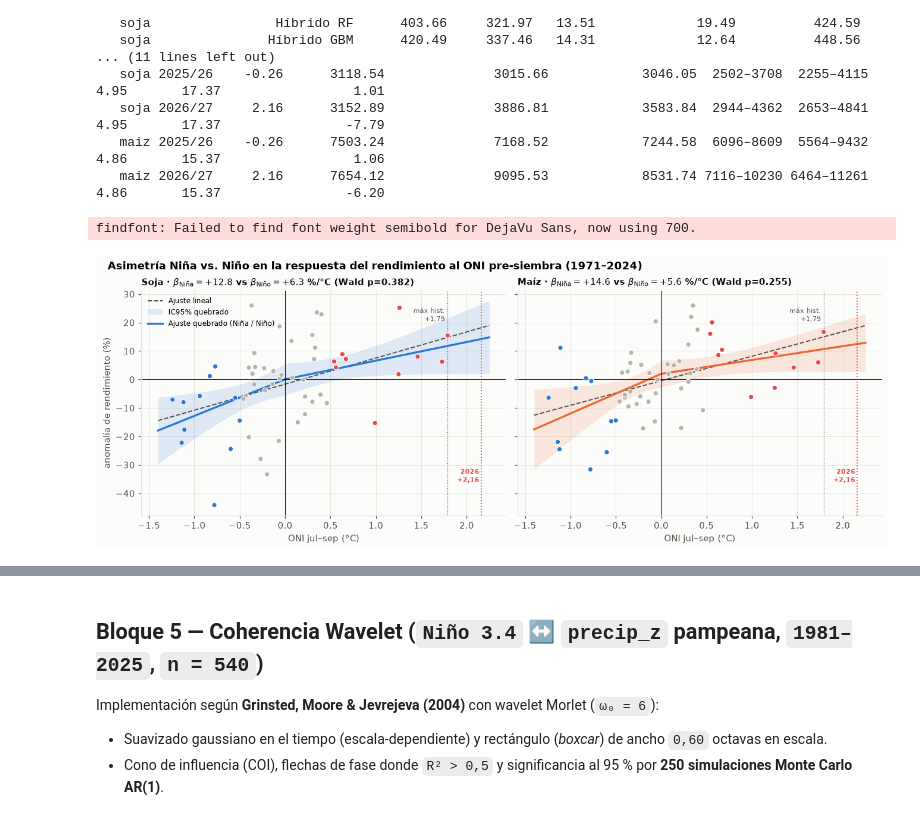
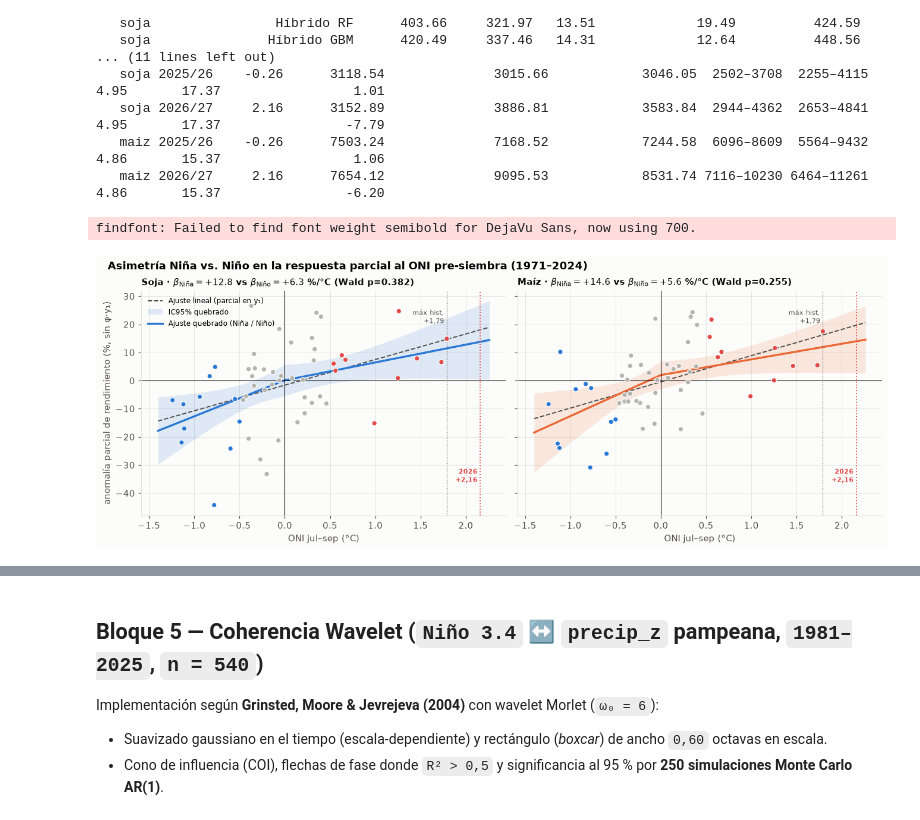
Before and after one commit to missvico/enso-agro, a Jupyter notebook: notebooks/05_extensiones_analiticas.ipynb, the cells around one changed output, grey strips where cells are left out. Cells and saved outputs as stored; diff of their text form; code cells hidden in the pictures.

```diff
--- a/notebooks/05_extensiones_analiticas.ipynb
+++ b/notebooks/05_extensiones_analiticas.ipynb
@@ -196,0 +118,7 @@ Bloque 1+2 rolling listo en 202.3 s
+# %%
+t0 = time.time()
+ext_rolling, m2_reajuste_stats = rolling_extensiones_h1(
+    Y, X, pron_04, CULTIVOS, TEST, include_prophet=True, conv_log=CONV_LOG
+)
+print(f"Bloque 1+2 rolling listo en {time.time() - t0:.1f} s", flush=True)
+print("Desvío máx. de reajuste local M2 ARIMA vs pron_04 (referencia fija):", m2_reajuste_stats)
@@ -221,8 +152,9 @@ for c in CULTIVOS:
     rmse_sin = float(np.sqrt(np.mean((obs - pe["M5_sin_oni Prophet"]) ** 2)))
     rmse_con = float(np.sqrt(np.mean((obs - p04["M5 Prophet + ONI"]) ** 2)))
     dm_log = dm_test(np.log(obs) - np.log(p04["M5 Prophet + ONI"]),
-                     np.log(obs) - np.log(pe["M5_sin_oni Prophet"]), h=1, alternativa="less")
-    dm_kg = dm_test(obs - p04["M5 Prophet + ONI"], obs - pe["M5_sin_oni Prophet"], h=1, alternativa="less")
+                     np.log(obs) - np.log(pe["M5_sin_oni Prophet"]), h=1, alternativa="less", kernel="bartlett")
+    dm_kg = dm_test(obs - p04["M5 Prophet + ONI"], obs - pe["M5_sin_oni Prophet"],
+                    h=1, alternativa="less", kernel="bartlett")
     descomp_prophet.append({
         "cultivo": c, "RMSE_sin_ONI": round(rmse_sin, 2), "RMSE_con_ONI": round(rmse_con, 2),
         "delta_RMSE": round(rmse_con - rmse_sin, 2),
@@ -232,6 +164,7 @@ for c in CULTIVOS:
 print("\nProphet + ONI vs Prophet sin ONI (¿aporta ONI sobre la tendencia por tramos?):")
 print(pd.DataFrame(descomp_prophet).to_string(index=False))
 
+ext_results["bloque1_m2_reajuste_check"] = m2_reajuste_stats
 ext_results["bloque1_baselines"] = tabla_b1_df.round(3).to_dict("records")
 ext_results["bloque1_prophet_descomposicion"] = descomp_prophet
 # %% [output]
@@ -337,10 +275,12 @@ for c in ("soja", "maiz"):
     oni_hist = X.loc[Y.index, "oni_jas"].to_numpy()
     oni_fut = X.loc[[2025, 2026], "oni_jas"].to_numpy()
 
-    r_lin = ARIMA(ly, exog=oni_hist[:, None], order=orden, trend="t").fit()
+    r_lin = ajustar_arima(ly, order=orden, exog=oni_hist[:, None], trend="t",
+                          contexto="B2_sens_2026_lin", cultivo=c, anio=2026)
     ex_asim_h = np.column_stack([np.maximum(oni_hist, 0.0), np.minimum(oni_hist, 0.0)])
     ex_asim_f = np.column_stack([np.maximum(oni_fut, 0.0), np.minimum(oni_fut, 0.0)])
-    r_as = ARIMA(ly, exog=ex_asim_h, order=orden, trend="t").fit()
+    r_as = ajustar_arima(ly, order=orden, exog=ex_asim_h, trend="t",
+                         contexto="B2_sens_2026_asim", cultivo=c, anio=2026)
 
     f2 = r2.get_forecast(2)
     fl = r_lin.get_forecast(2, exog=oni_fut[:, None])
@@ -387,54 +327,68 @@ cultivo                    modelo  RMSE kg/ha  MAE kg/ha  MAPE %  skill vs ARIMA
    maiz 2025/26    -0.26      7503.24              7168.52            7244.58  6096–8609  5564–9432        4.86       15.37                 1.06
    maiz 2026/27     2.16      7654.12              9095.53            8531.74 7116–10230 6464–11261        4.86       15.37                -6.20
 # %%
-# Figura 17: asimetría Niña vs Niño en soja y maíz
+# Figura 17: asimetría Niña vs Niño en soja y maíz (residuos parciales coherentes con el modelo y1 + ONI+/-)
+oni_max_hist = float(X.loc[1970:2024, "oni_jas"].max())
+oni_2026 = float(X.loc[2026, "oni_jas"])
+x_max_fig = max(2.25, oni_2026 + 0.10)
+
 fig, axs = plt.subplots(1, 2, figsize=(12, 4.4), sharey=True)
 xx_neg = np.linspace(-1.4, 0.0, 40)
-xx_pos = np.linspace(0.0, 2.25, 60)
-xx_all = np.linspace(-1.4, 2.25, 100)
+xx_pos = np.linspace(0.0, x_max_fig, 60)
+xx_all = np.linspace(-1.4, x_max_fig, 100)
 
 for ax, c in zip(axs, ("soja", "maiz")):
     d = pd.DataFrame({"y": A[c], "y1": A[c].shift(1), "oni": X.loc[1970:2024, "oni_jas"]}).dropna()
     d["oni_pos"] = np.maximum(d["oni"], 0.0)
     d["oni_neg"] = np.minimum(d["oni"], 0.0)
-    r_lin_h1 = smf.ols("y ~ oni", d).fit()
-    r_as_h1 = smf.ols("y ~ oni_pos + oni_neg", d).fit(cov_type="HC3")
+    r_lin_h1 = smf.ols("y ~ y1 + oni", d).fit()
+    r_as_h1 = smf.ols("y ~ y1 + oni_pos + oni_neg", d).fit(cov_type="HC3")
+
+    # Residuos parciales descontando el componente AR(1) centrado para coincidir con el test Wald del título
+    y1_bar = float(d["y1"].mean())
+    y_parcial = d["y"] - float(r_as_h1.params["y1"]) * (d["y1"] - y1_bar)
 
     cols = [COLOR["nina"] if v <= -0.5 else (COLOR["nino"] if v >= 0.5 else COLOR["neutral"]) for v in d["oni"]]
-    ax.scatter(d["oni"], d["y"], c=cols, s=30, edgecolor=COLOR["fondo"], lw=0.8, zorder=3)
-    ax.plot(xx_all, r_lin_h1.params["Intercept"] + r_lin_h1.params["oni"] * xx_all,
-            color=COLOR["tinta2"], lw=1.3, ls="--", label="Ajuste lineal")
+    ax.scatter(d["oni"], y_parcial, c=cols, s=30, edgecolor=COLOR["fondo"], lw=0.8, zorder=3)
+    ax.plot(xx_all,
+            r_lin_h1.params["Intercept"] + r_lin_h1.params["y1"] * y1_bar + r_lin_h1.params["oni"] * xx_all,
+            color=COLOR["tinta2"], lw=1.3, ls="--", label="Ajuste lineal (parcial en y₁)")
 
-    # Banda IC95% del ajuste quebrado (sobre y ~ oni_pos + oni_neg)
+    # Banda IC95% HC3 del ajuste quebrado evaluado en y1 = mean(y1)
     grid_x = np.r_[xx_neg, xx_pos]
-    X_grid = np.column_stack([np.ones_like(grid_x), np.maximum(grid_x, 0.0), np.minimum(grid_x, 0.0)])
-    cov = r_as_h1.cov_params().to_numpy()
-    yhat = X_grid @ r_as_h1.params.to_numpy()
+    cols_ord = ["Intercept", "y1", "oni_pos", "oni_neg"]
+    X_grid = np.column_stack([np.ones_like(grid_x), np.full_like(grid_x, y1_bar),
+                              np.maximum(grid_x, 0.0), np.minimum(grid_x, 0.0)])
+    params_vec = r_as_h1.params.loc[cols_ord].to_numpy()
+    cov = r_as_h1.cov_params().loc[cols_ord, cols_ord].to_numpy()
+    yhat = X_grid @ params_vec
     se = np.sqrt(np.einsum("ij,jk,ik->i", X_grid, cov, X_grid))
     ax.fill_between(grid_x, yhat - 1.96 * se, yhat + 1.96 * se, color=CULTIVO_COLOR[c], alpha=0.14, lw=0, label="IC95% quebrado")
     ax.plot(grid_x, yhat, color=CULTIVO_COLOR[c], lw=2.2, label="Ajuste quebrado (Niña / Niño)")
 
     ax.axvline(0, color=COLOR["tinta"], lw=0.7)
     ax.axhline(0, color=COLOR["tinta"], lw=0.7)
-    ax.axvline(1.79, color=COLOR["tinta2"], lw=0.8, ls=":")
-    ax.axvline(2.16, color=COLOR["nino"], lw=1.2, ls=":")
-    ax.text(1.76, 25.5, "máx hist.\n+1,79", ha="right", va="top", fontsize=7.5, color=COLOR["tinta2"])
-    ax.text(2.14, -36, "2026\n+2,16", ha="right", fontsize=7.5, color=COLOR["nino"], fontweight="bold")
+    ax.axvline(oni_max_hist, color=COLOR["tinta2"], lw=0.8, ls=":")
+    ax.axvline(oni_2026, color=COLOR["nino"], lw=1.2, ls=":")
+    ax.text(oni_max_hist - 0.03, 25.5, f"máx hist.\n{oni_max_hist:+.2f}".replace(".", ","),
+            ha="right", va="top", fontsize=7.5, color=COLOR["tinta2"])
+    ax.text(oni_2026 - 0.03, -36, f"2026\n{oni_2026:+.2f}".replace(".", ","),
+            ha="right", fontsize=7.5, color=COLOR["nino"], fontweight="bold")
     info = asim_h1[c]
     ax.set_title(
         f"{CULTIVO_NOMBRE[c]} · "
         + rf"$\beta_{{\mathrm{{Niña}}}}={info['beta_neg_%/°C']:+.1f}$ vs "
         + rf"$\beta_{{\mathrm{{Niño}}}}={info['beta_pos_%/°C']:+.1f}$ %/°C "
         + f"(Wald p={info['p_wald_HC3']:.3f})",
         fontsize=10,
     )
     ax.set_xlabel("ONI jul–sep (°C)")
-axs[0].set_ylabel("anomalía de rendimiento (%)")
+axs[0].set_ylabel("anomalía parcial de rendimiento (%, sin φ·y₁)")
 axs[0].legend(fontsize=8, loc="upper left")
-fig.suptitle("Asimetría Niña vs. Niño en la respuesta del rendimiento al ONI pre-siembra (1971–2024)",
+fig.suptitle("Asimetría Niña vs. Niño en la respuesta parcial al ONI pre-siembra (1971–2024)",
              x=0.01, ha="left", fontweight="semibold")
 fig.savefig(FIG / "17_asimetria_nina_nino.png")
 plt.show()
 # %% [output]
 findfont: Failed to find font weight semibold for DejaVu Sans, now using 700.
-[figure, old version]
+[figure, new version]
```
Also changed, not shown: parts of 21 cells of this notebook, 23 other files.
